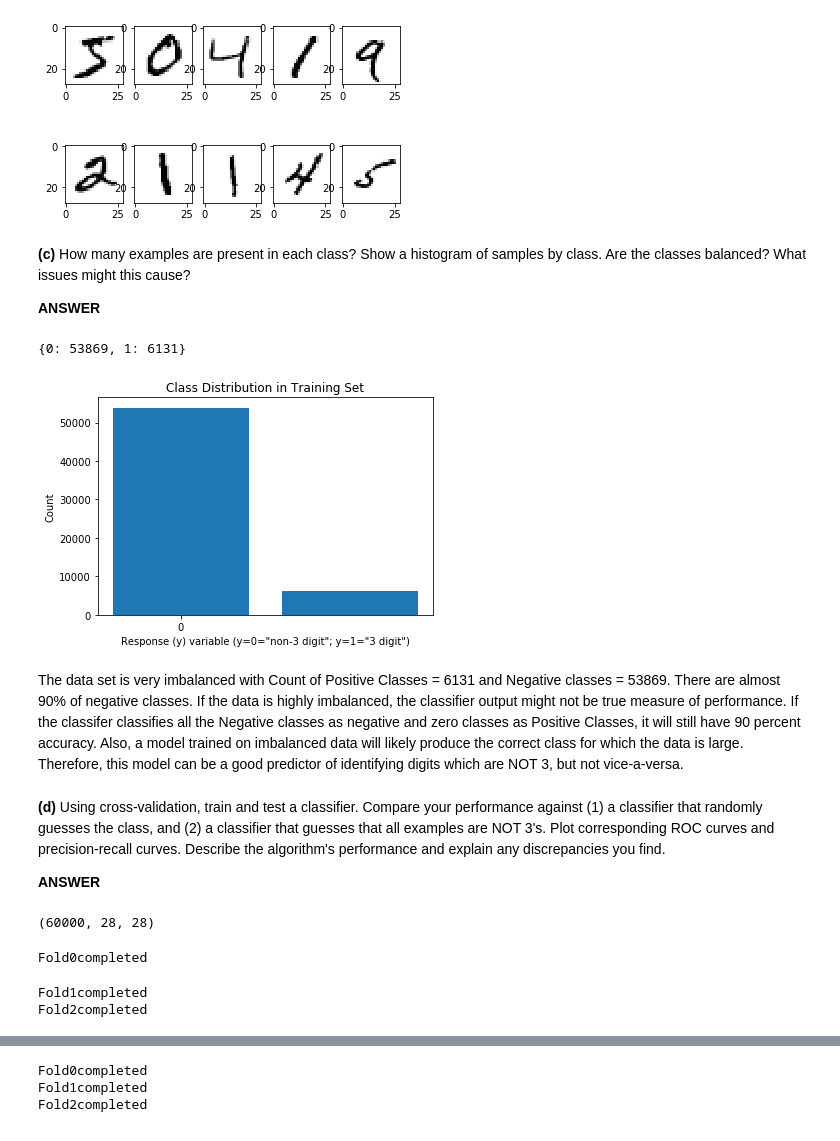
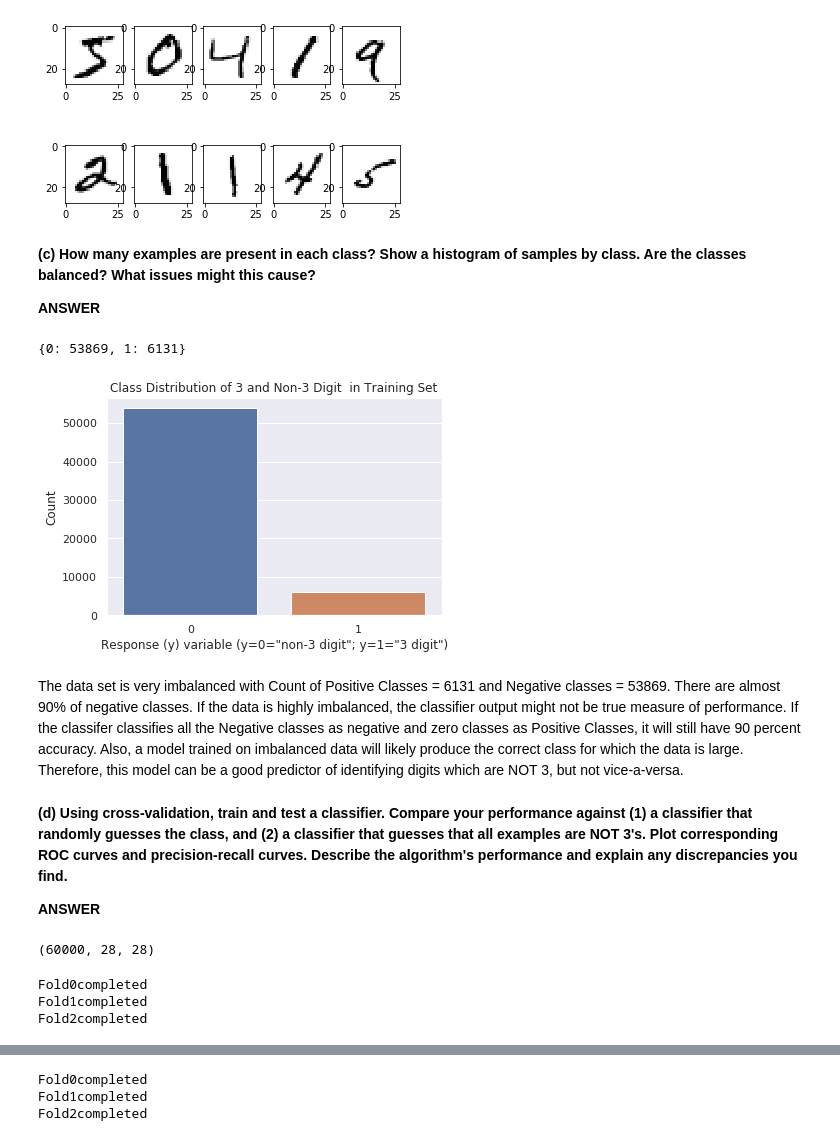
Before and after one commit to ravitashaw/ids705, a Jupyter notebook: assignment3/Assignment_3.ipynb, the cells around one changed output, grey strips where cells are left out. Saved outputs shown, nothing was run; the diff lists cells and outputs as text; code cells hidden in the pictures.

```diff
--- a/assignment3/Assignment_3.ipynb
+++ b/assignment3/Assignment_3.ipynb
@@ -423,6 +428,7 @@ lm.train(X_train, y_train)
 
 lm.validation_cost_function(X_test, y_test)
 
+sns.set()
 plt.figure()
 plt.ylabel('Cost')
 plt.xlabel('Iterations')
@@ -467,15 +473,22 @@ mean_fpr = np.linspace(0, 1, 100)
 
 i = 0
 final_lm = LogisiticRegression(learning_rate=0.01, epoch=2000, intercept=True, debug=False)
+fig = plt.figure(figsize=(14, 14))
 for train, test in cv.split(X, y):
+
     final_lm.train(X[train], y[train])
     preds = final_lm.predict(X[test])
+
     fpr, tpr, thresholds = roc_curve(y[test], preds)
     tprs.append(interp(mean_fpr, fpr, tpr))
     tprs[-1][0] = 0.0
+
     roc_auc = auc(fpr, tpr)
     aucs.append(roc_auc)
+
+    sns.set()
     plt.plot(fpr, tpr, lw=1, alpha=0.8, label='ROC fold %d (AUC = %0.2f)' % (i, roc_auc))
+
     print('Fold {} completed.'.format(i))
     i += 1
 
@@ -486,6 +499,7 @@ mean_tpr = np.mean(tprs, axis=0)
 mean_tpr[-1] = 1.0
 mean_auc = auc(mean_fpr, mean_tpr)
 std_auc = np.std(aucs)
+sns.set()
 plt.plot(mean_fpr, mean_tpr, color='b',
         label=r'Mean ROC (AUC = %0.2f $\pm$ %0.2f)' % (mean_auc, std_auc),
         lw=2, alpha=.8)
@@ -500,7 +514,7 @@ plt.xlim([-0.05, 1.05])
 plt.ylim([-0.05, 1.05])
 plt.xlabel('False Positive Rate')
 plt.ylabel('True Positive Rate')
-plt.title('ROC curve: My Logistic Regression Model')
+plt.title('ROC curve: Handmade Logistic Regression Model')
 plt.legend(loc="lower right")
 plt.show()
 # %% [output]
@@ -541,14 +550,15 @@ import matplotlib.pyplot as plt
 
 intercept, x1_coeff, x2_coeff = final_lm.weights[0][0], final_lm.weights[1][0], final_lm.weights[2][0]
 
-fig = plt.figure()
-
+fig = plt.figure(figsize=(12, 8))
+sns.set()
 ax1 = fig.add_subplot(121)
 ax1.scatter(X_train[y_train==1].x1, X_train[y_train==1].x2, s=10, c='b', marker="o", label='y=1')
 ax1.scatter(X_train[y_train==0].x1, X_train[y_train==0].x2, s=10, c='r', marker="+", label='y=0')
 plt.legend(loc='upper left');
 
 x_min, x_max = ax1.get_xlim()
+plt.xticks(np.arange(-6, 6, step=1))
 ax1.plot([x_min, x_max], [intercept, (x_max*x1_coeff)+(x_max*x2_coeff)+intercept], c='black')
 plt.title('Training Data Plot with Decision Boundary')
 plt.ylabel('x2')
@@ -561,11 +571,12 @@ plt.legend(loc='upper left')
 
 x_min, x_max = ax2.get_xlim()
 ax2.plot([x_min, x_max], [intercept, (x_max*x1_coeff)+(x_max*x2_coeff)+intercept], c='black')
+plt.xticks(np.arange(-6, 6, step=1))
 plt.title('Testing Data Plot with Decision Boundary')
 plt.xlabel('x1')
 plt.ylabel('x2')
 
-plt.subplots_adjust(left=None, bottom=None, right=2.0, top=1.0, wspace=1.0, hspace=None)
+#plt.subplots_adjust(left=None, bottom=None, right=2.0, top=1.0, wspace=1, hspace=None)
 
 plt.show()
 # %% [output]
@@ -587,6 +598,8 @@ roc_auc = auc(fpr, tpr)
 
 plt.figure()
 lw = 2
+fig = plt.figure(figsize=(8, 8))
+sns.set()
 plt.plot(fpr, tpr, lw=1, alpha=0.8, label='Logistic Regression (AUC = %0.2f)' % (roc_auc))
 plt.plot([0, 1], [0, 1], color='navy', lw=lw, linestyle='--', label='random')
 plt.xlabel('False Positive Rate')
@@ -655,34 +670,37 @@ Positive Class Samples
 Negative Class Samples
 [figure]
 # %% [markdown]
-**(c)** How many examples are present in each class? Show a histogram of samples by class. Are the classes balanced? What issues might this cause?
+**(c) How many examples are present in each class? Show a histogram of samples by class. Are the classes balanced? What issues might this cause?**
 
 **ANSWER**
 # %%
 import numpy as np
 import pandas as pd
 import matplotlib.pyplot as plt
 import seaborn as sns
 %matplotlib inline
 
 data = {0: y_train_binary[y_train_binary == 0].shape[0], 1: y_train_binary[y_train_binary == 1].shape[0]}
 names = list(data.keys())
 values = list(data.values())
 
-plt.bar(names, values)
-plt.xticks(np.arange(0, 1, step=1))
-plt.title('Class Distribution in Training Set')
+palette ={0:"C0",1:"C1"}
+
+sns.set()
+sns.barplot(names, values)
+plt.xticks([0,1])
+plt.title('Class Distribution of 3 and Non-3 Digit  in Training Set')
 plt.xlabel('Response (y) variable (y=0="non-3 digit"; y=1="3 digit")')
-plt.ylabel('Count');
+plt.ylabel('Count')
 
 print(data)
 # %% [output]
 {0: 53869, 1: 6131}
-[figure, old version]
+[figure, new version]
 # %% [markdown]
 The data set is very imbalanced with Count of Positive Classes = 6131 and Negative classes = 53869. There are almost 90% of negative classes. If the data is highly imbalanced, the classifier output might not be true measure of performance. If the classifer classifies all the Negative classes as negative and zero classes as Positive Classes, it will still have 90 percent accuracy. Also, a model trained on imbalanced data will likely produce the correct class for which the data is large. Therefore, this model can be a good predictor of identifying digits which are NOT 3, but not vice-a-versa.
 # %% [markdown]
-**(d)** Using cross-validation, train and test a classifier. Compare your performance against (1) a classifier that randomly guesses the class, and (2) a classifier that guesses that all examples are NOT 3's. Plot corresponding ROC curves and precision-recall curves. Describe the algorithm's performance and explain any discrepancies you find.
+**(d) Using cross-validation, train and test a classifier. Compare your performance against (1) a classifier that randomly guesses the class, and (2) a classifier that guesses that all examples are NOT 3's. Plot corresponding ROC curves and precision-recall curves. Describe the algorithm's performance and explain any discrepancies you find.**
 
 **ANSWER**
 # %%
@@ -766,12 +784,12 @@ x_train.shape
 # %% [output]
 (60000, 28, 28)
 # %%
- classifier3 = LogisticRegression(solver='saga')
+classifier3 = LogisticRegression(solver='saga')
 cv_classifier3 = cv_performance_assessment(x_train,y_train_binary,3,classifier3)
 # %% [output]
 Fold0completed
+Fold1completed
+Fold2completed
-Fold1completed
-Fold2completed
 # %%
 from sklearn.metrics import average_precision_score
 from sklearn.metrics import precision_recall_curve
```
Also changed, not shown: parts of 63 cells of this notebook.
